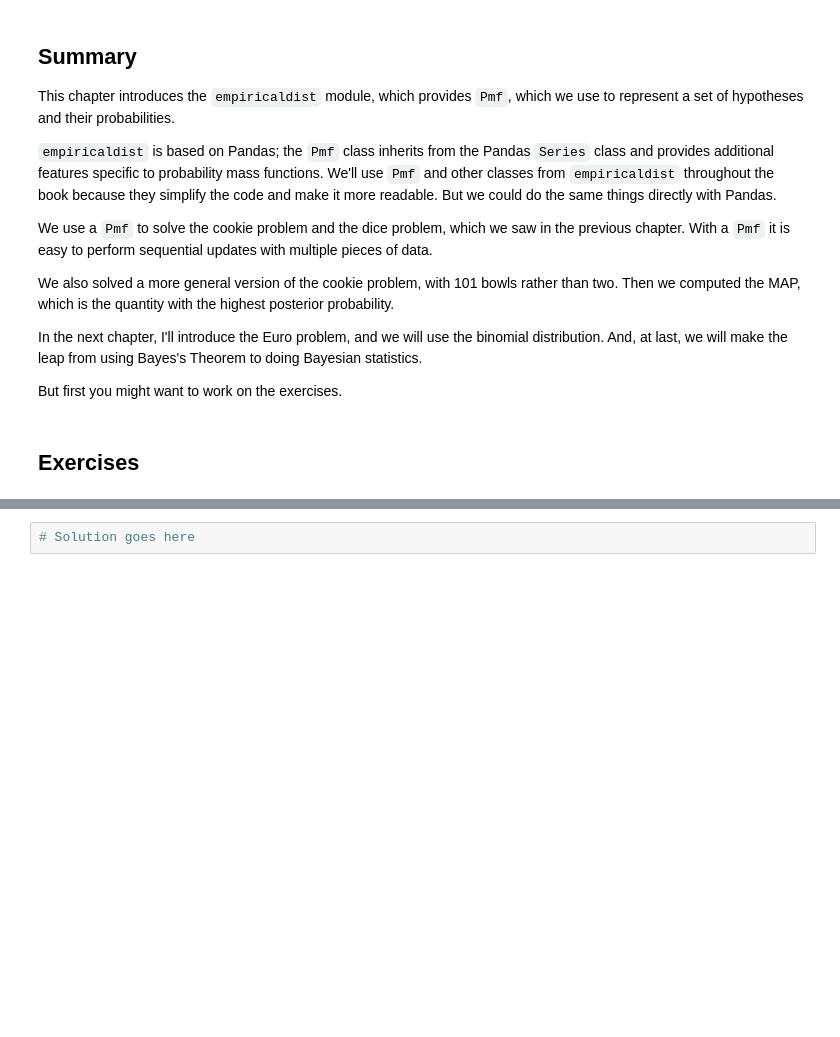
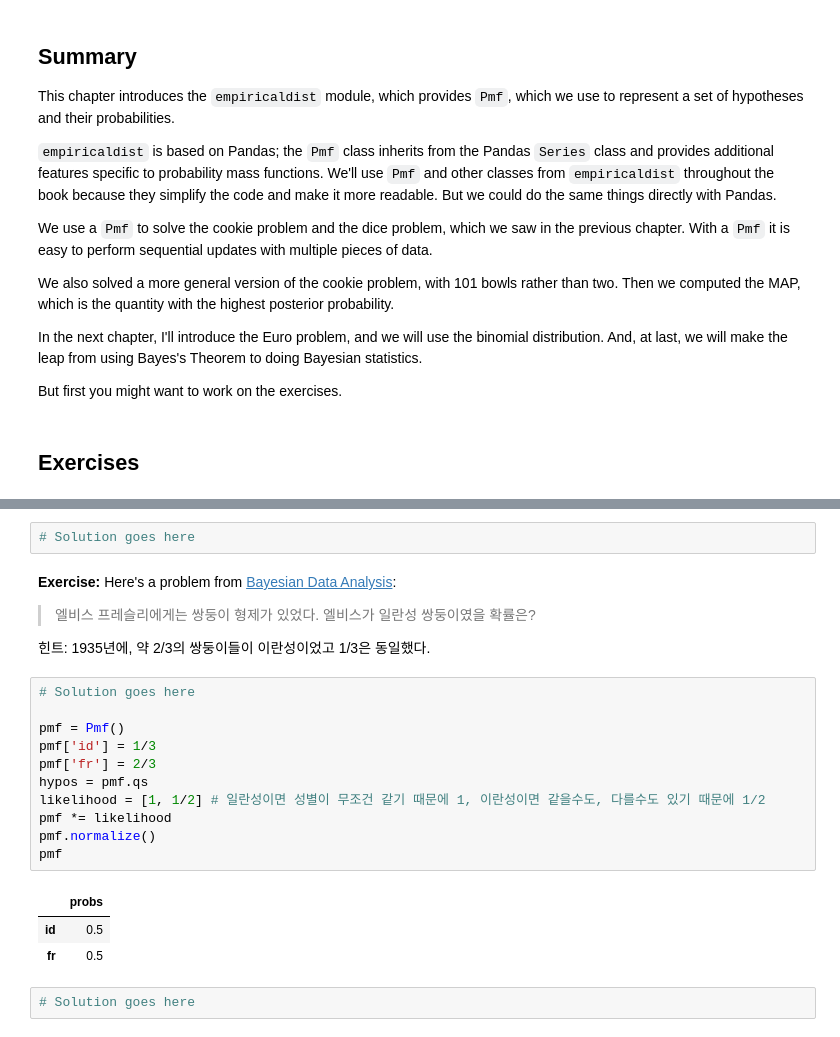
Before and after one commit to Plusholic/Bayes_study, a Jupyter notebook: chap03.ipynb, the cells around one changed output, grey strips where cells are left out. Cells and saved outputs as stored; diff of their text form; blank space fills up the shorter version.

```diff
--- a/chap03.ipynb
+++ b/chap03.ipynb
@@ -616,3 +631,26 @@ For simplicity, let's assume that there are so many socks in both drawers that r
+# %%
+# Solution goes here
+# %% [markdown]
+**Exercise:** Here's a problem from [Bayesian Data Analysis](http://www.stat.columbia.edu/~gelman/book/):
+
+> 엘비스 프레슬리에게는 쌍둥이 형제가 있었다. 엘비스가 일란성 쌍둥이였을 확률은?
+
+힌트: 1935년에, 약 2/3의 쌍둥이들이 이란성이었고 1/3은 동일했다.
+# %%
+# Solution goes here
+
+pmf = Pmf()
+pmf['id'] = 1/3
+pmf['fr'] = 2/3
+hypos = pmf.qs
+likelihood = [1, 1/2] # 일란성이면 성별이 무조건 같기 때문에 1, 이란성이면 같을수도, 다를수도 있기 때문에 1/2
+pmf *= likelihood
+pmf.normalize()
+pmf
+# %% [output]
+|  | probs |
+| id | 0.5 |
+| fr | 0.5 |
 # %%
 # Solution goes here
 # %%
```
Also changed, not shown: parts of 30 cells of this notebook.
